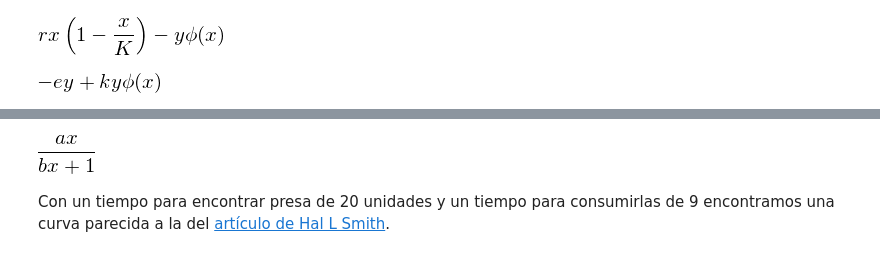
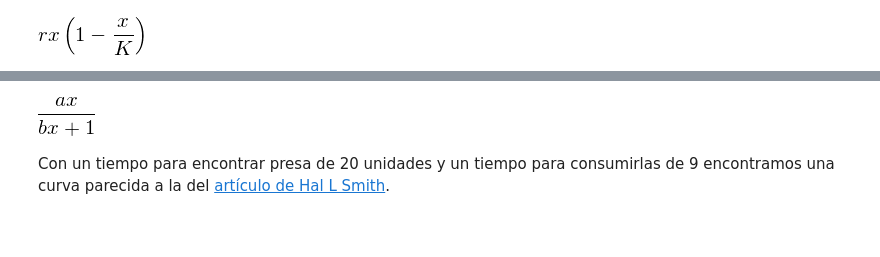
Before and after one commit to rgarcia-herrera/sistemas-dinamicos, a Jupyter notebook: Rosenzweig-MacArthur.ipynb, the cells around one changed output, grey strips where cells are left out. Cells and saved outputs as stored; diff of their text form; code cells hidden in the pictures; blank space fills up the shorter version.

```diff
--- a/Rosenzweig-MacArthur.ipynb
+++ b/Rosenzweig-MacArthur.ipynb
@@ -37,10 +39,5 @@ x, y, e, phi, f, k, r, K = symbols('x y e phi f k r K')
 # %%
-dx = r*x*(1-x/K) - y*phi(x)
-dx
+malthusian = r*x*(1-x/K)
+malthusian
 # %% [output]
-[figure, old version]
+[figure, new version]
-# %%
-dy = -e*y + k*y*phi(x)
-dy
-# %% [output]
-[figure, removed]
```
Also changed, not shown: parts of 12 cells of this notebook.
